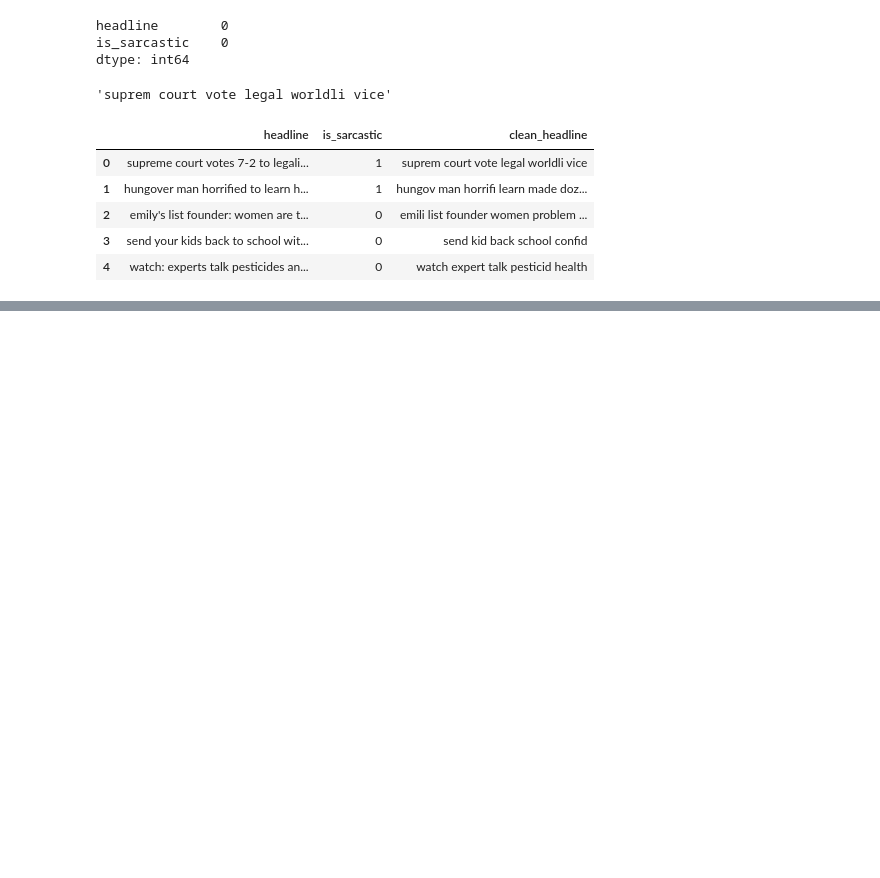
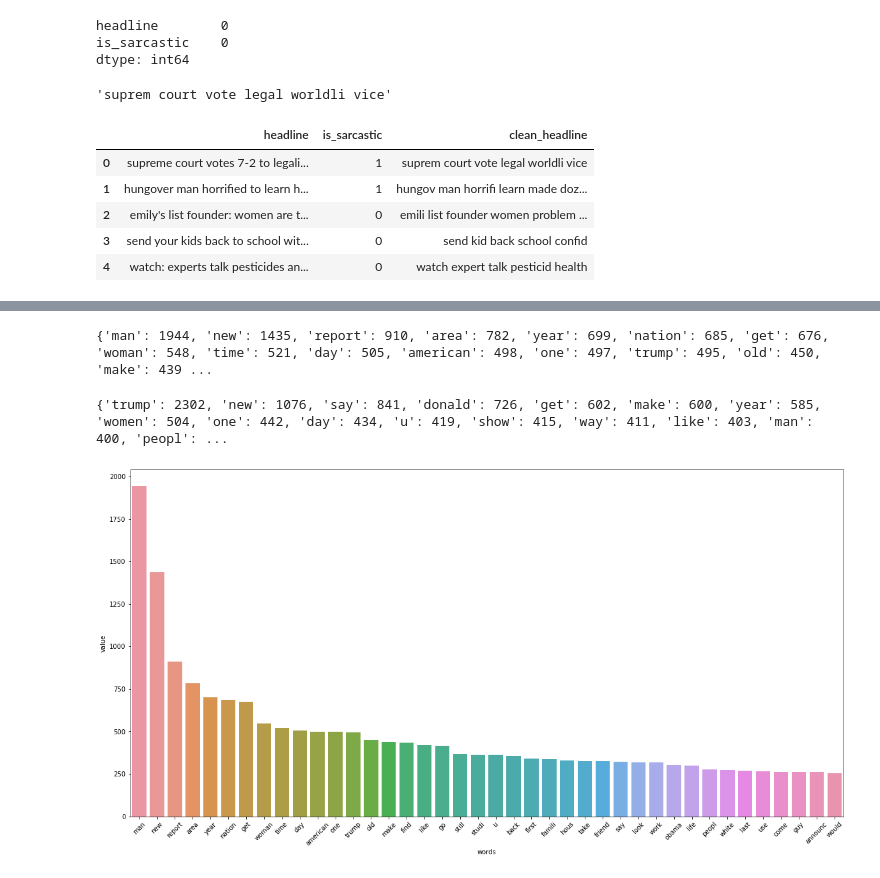
Before and after one commit to Ibrahim-Ajibosin/Sarcasm_detector, a Jupyter notebook: Sarcasm_detector.ipynb, the cells around one changed output, grey strips where cells are left out. Cells and saved outputs as stored; diff of their text form; code cells hidden in the pictures; blank space fills up the shorter version.

```diff
--- a/Sarcasm_detector.ipynb
+++ b/Sarcasm_detector.ipynb
@@ -59,0 +62,3 @@ ax = sns.countplot(x='clean_headline', data=data)
+# %%
+sacarstic_data = data[data['is_sarcastic'] == 1]['clean_headline']
+not_sacarstic_data = data[data['is_sarcastic'] == 0]['clean_headline']
@@ -59,0 +95,3 @@ ax = sns.countplot(x='clean_headline', data=data)
+# %%
+sacarstic_words = [words for i in sacarstic_data for words in i.split()]
+non_sacarstic_words = [words for i in not_sacarstic_data for words in i.split()]
@@ -59,0 +100,24 @@ ax = sns.countplot(x='clean_headline', data=data)
+# %%
+def get_words(input_data, num=40):
+    word_toks = Counter(input_data)
+    most_common_words = word_toks.most_common(num)
+    result = dict(most_common_words)
+    return result
+# %%
+most_common_sarcastic_words =  get_words(sacarstic_words)
+print(most_common_sarcastic_words)
+# %% [output]
+{'man': 1944, 'new': 1435, 'report': 910, 'area': 782, 'year': 699, 'nation': 685, 'get': 676, 'woman': 548, 'time': 521, 'day': 505, 'american': 498, 'one': 497, 'trump': 495, 'old': 450, 'make': 439 ...
+# %%
+most_common_non_sarcastic_words =  get_words(non_sacarstic_words)
+print(most_common_non_sarcastic_words)
+# %% [output]
+{'trump': 2302, 'new': 1076, 'say': 841, 'donald': 726, 'get': 602, 'make': 600, 'year': 585, 'women': 504, 'one': 442, 'day': 434, 'u': 419, 'show': 415, 'way': 411, 'like': 403, 'man': 400, 'peopl': ...
+# %%
+df_1 = pd.DataFrame(most_common_sarcastic_words.items(), columns =['words', 'value'])
+plt.figure(figsize =(20,10))
+sns.barplot(x='words', y='value', data=df_1)
+plt.xticks(rotation=45)
+plt.show()
+# %% [output]
+[figure, added]
```
Also changed, not shown: parts of 19 cells of this notebook.
